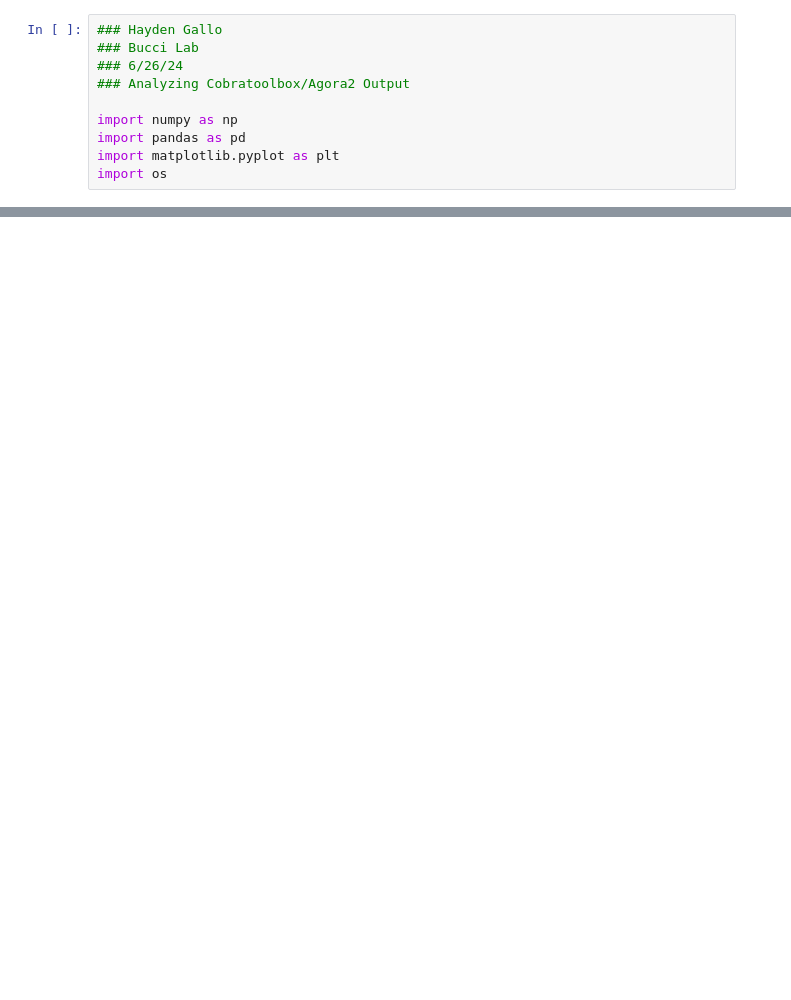
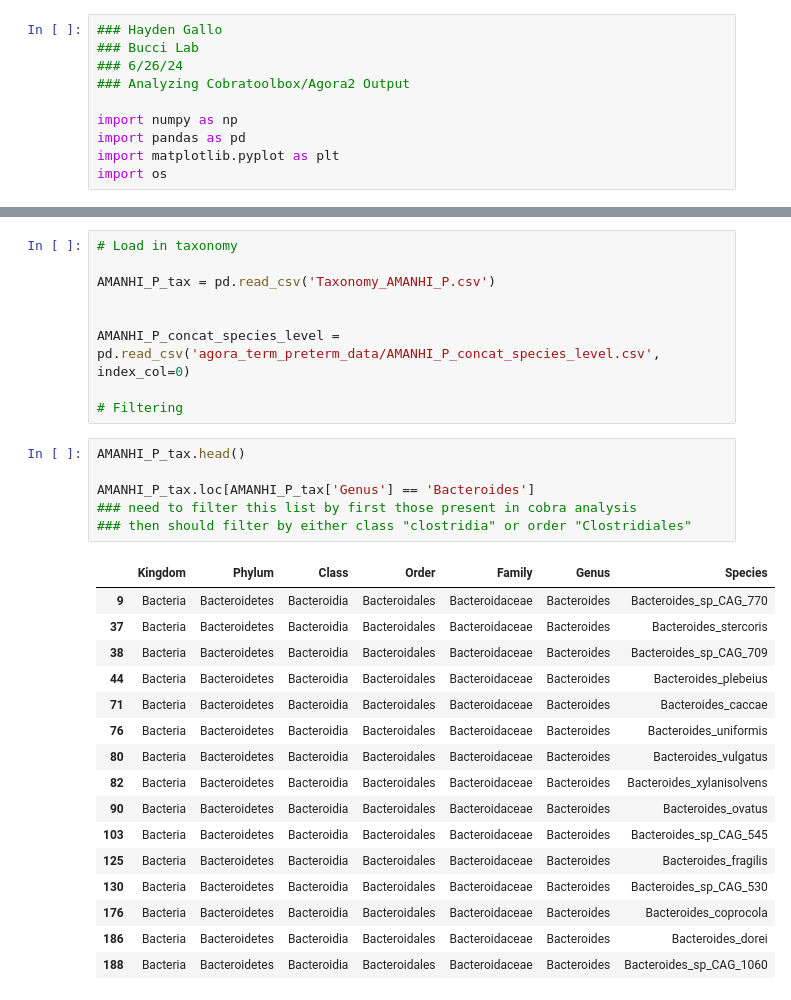
Before and after one commit to haydengallo/agora_analysis, a Jupyter notebook: agora_toolbox_output_analysis.ipynb, the cells around one changed output, grey strips where cells are left out. Drawn from its saved outputs; the diff is of its cells as text; blank space fills up the shorter version.

```diff
--- a/agora_toolbox_output_analysis.ipynb
+++ b/agora_toolbox_output_analysis.ipynb
@@ -31 +37,33 @@ rxn_abun_sig.head()
 5 rows × 109 columns
+# %%
+# Load in taxonomy
+
+AMANHI_P_tax = pd.read_csv('Taxonomy_AMANHI_P.csv')
+
+
+AMANHI_P_concat_species_level = pd.read_csv('agora_term_preterm_data/AMANHI_P_concat_species_level.csv', index_col=0)
+
+# Filtering
+# %%
+AMANHI_P_tax.head()
+
+AMANHI_P_tax.loc[AMANHI_P_tax['Genus'] == 'Bacteroides']
+### need to filter this list by first those present in cobra analysis
+### then should filter by either class "clostridia" or order "Clostridiales"
+# %% [output]
+|  | Kingdom | Phylum | Class | Order | Family | Genus | Species |
+| 9 | Bacteria | Bacteroidetes | Bacteroidia | Bacteroidales | Bacteroidaceae | Bacteroides | Bacteroides_sp_CAG_770 |
+| 37 | Bacteria | Bacteroidetes | Bacteroidia | Bacteroidales | Bacteroidaceae | Bacteroides | Bacteroides_stercoris |
+| 38 | Bacteria | Bacteroidetes | Bacteroidia | Bacteroidales | Bacteroidaceae | Bacteroides | Bacteroides_sp_CAG_709 |
+| 44 | Bacteria | Bacteroidetes | Bacteroidia | Bacteroidales | Bacteroidaceae | Bacteroides | Bacteroides_plebeius |
+| 71 | Bacteria | Bacteroidetes | Bacteroidia | Bacteroidales | Bacteroidaceae | Bacteroides | Bacteroides_caccae |
+| 76 | Bacteria | Bacteroidetes | Bacteroidia | Bacteroidales | Bacteroidaceae | Bacteroides | Bacteroides_uniformis |
+| 80 | Bacteria | Bacteroidetes | Bacteroidia | Bacteroidales | Bacteroidaceae | Bacteroides | Bacteroides_vulgatus |
+| 82 | Bacteria | Bacteroidetes | Bacteroidia | Bacteroidales | Bacteroidaceae | Bacteroides | Bacteroides_xylanisolvens |
+| 90 | Bacteria | Bacteroidetes | Bacteroidia | Bacteroidales | Bacteroidaceae | Bacteroides | Bacteroides_ovatus |
+| 103 | Bacteria | Bacteroidetes | Bacteroidia | Bacteroidales | Bacteroidaceae | Bacteroides | Bacteroides_sp_CAG_545 |
+| 125 | Bacteria | Bacteroidetes | Bacteroidia | Bacteroidales | Bacteroidaceae | Bacteroides | Bacteroides_fragilis |
+| 130 | Bacteria | Bacteroidetes | Bacteroidia | Bacteroidales | Bacteroidaceae | Bacteroides | Bacteroides_sp_CAG_530 |
+| 176 | Bacteria | Bacteroidetes | Bacteroidia | Bacteroidales | Bacteroidaceae | Bacteroides | Bacteroides_coprocola |
+| 186 | Bacteria | Bacteroidetes | Bacteroidia | Bacteroidales | Bacteroidaceae | Bacteroides | Bacteroides_dorei |
+| 188 | Bacteria | Bacteroidetes | Bacteroidia | Bacteroidales | Bacteroidaceae | Bacteroides | Bacteroides_sp_CAG_1060 |
```
Also changed, not shown: parts of 13 cells of this notebook, 1 other file.
